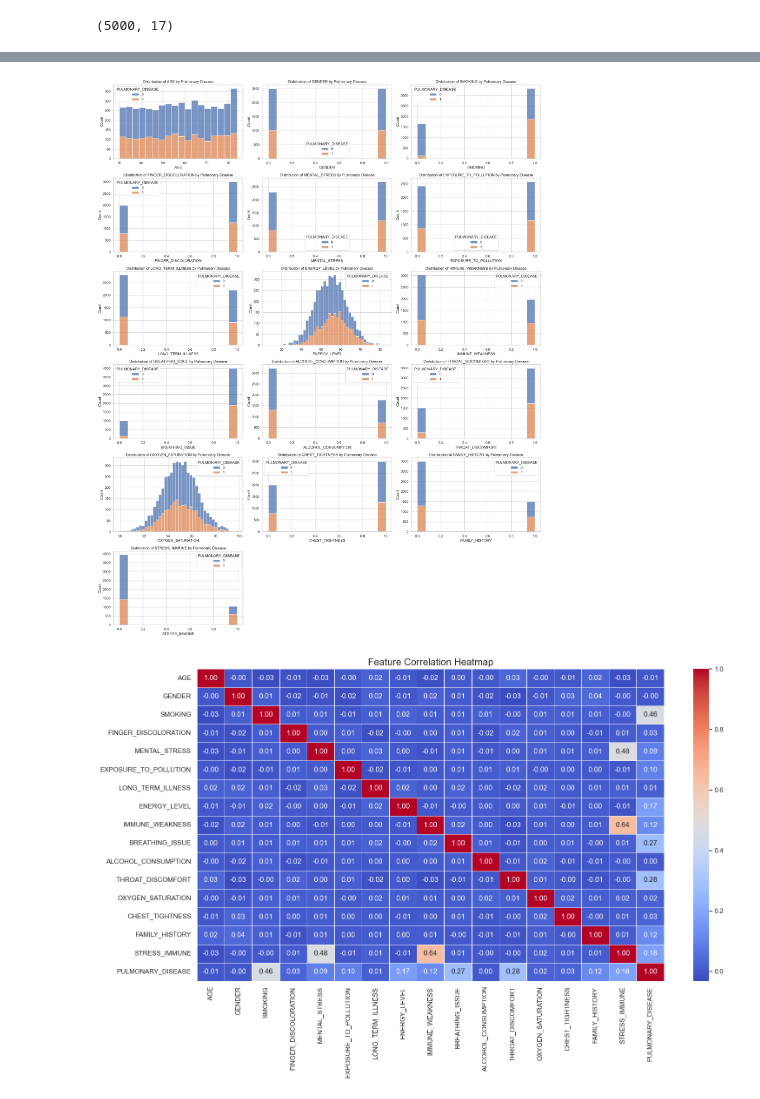
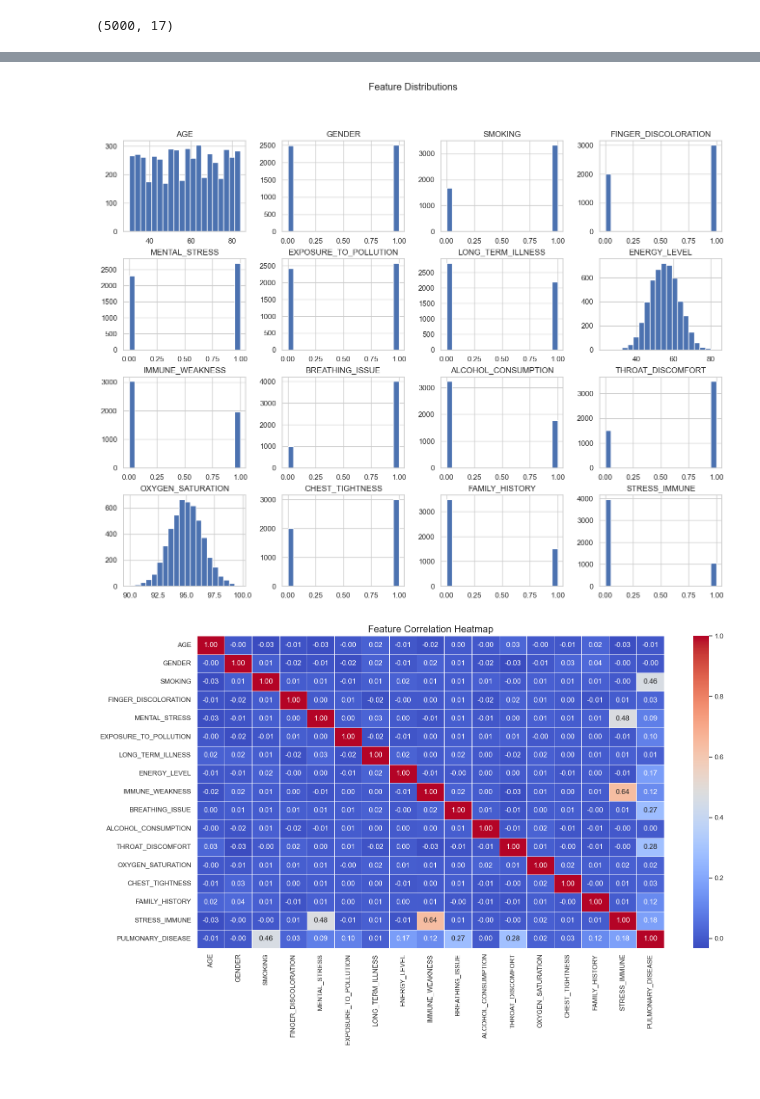
Before and after one commit to github-cweehy/Lung-Cancer-Detection-ML, a Jupyter notebook: KNN.ipynb, the cells around one changed output, grey strips where cells are left out. Saved outputs shown, nothing was run; the diff lists cells and outputs as text; code cells hidden in the pictures.

```diff
--- a/KNN.ipynb
+++ b/KNN.ipynb
@@ -169,23 +169,11 @@ data.describe()
 | max | 84.000000 | 1.000000 | 1.000000 | 1.0000 | 1.000000 | 1.000000 | ... |
 # %%
 #show the data of features by plotting in graph mode
-# Set style
-sns.set(style="whitegrid")
-data_columns = data.columns[:-1]  # Exclude target column
-
-# Plot histograms for all features
-plt.figure(figsize=(20, 25))
-for i, col in enumerate(data_columns):
-    plt.subplot(6, 3, i + 1)
-    sns.histplot(data=data, x=col, hue='PULMONARY_DISEASE', multiple='stack', kde=False)
-    plt.title(f"Distribution of {col} by Pulmonary Disease")
-    plt.xlabel(col)
-    plt.ylabel("Count")
-
-plt.tight_layout()
+X.hist(bins=20, figsize=(16, 12))
+plt.suptitle("Feature Distributions")
 plt.show()
 # %% [output]
-[figure, old version]
+[figure, new version]
 # %%
 # Generate feature correlation heatmap
 correlation_matrix = data.corr(numeric_only=True)
```
Also changed, not shown: parts of 1 cell of this notebook, 3 other files.
